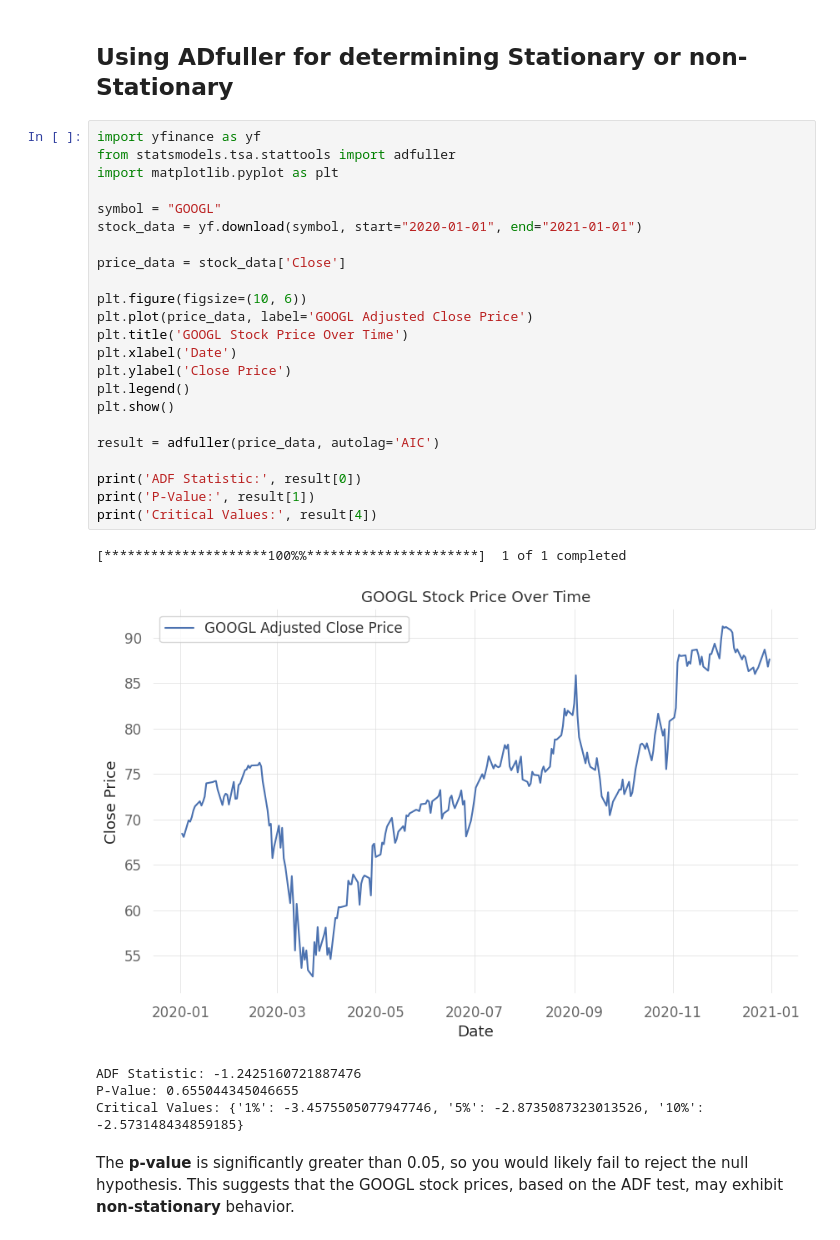
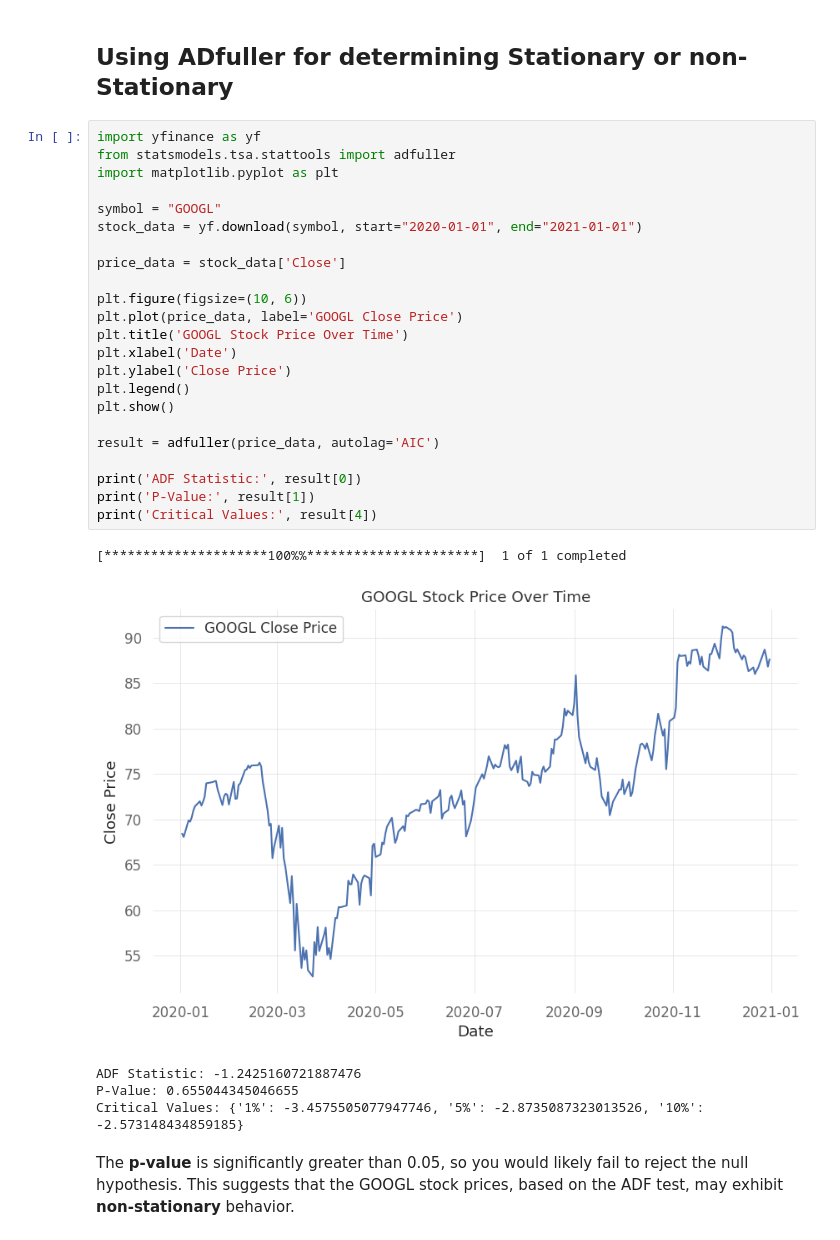
Before and after one commit to Akib-Raihan-4/Trading_With_Python, a Jupyter notebook: Zipline/keltner_strategy.ipynb, the cells around one changed output. Saved outputs shown, nothing was run; the diff lists cells and outputs as text.

```diff
--- a/Zipline/keltner_strategy.ipynb
+++ b/Zipline/keltner_strategy.ipynb
@@ -41,29 +41,29 @@ calendar = get_calendar(calendar_name)
 # %%
 import yfinance as yf
 from statsmodels.tsa.stattools import adfuller
 import matplotlib.pyplot as plt
 
 symbol = "GOOGL"
 stock_data = yf.download(symbol, start="2020-01-01", end="2021-01-01")
 
 price_data = stock_data['Close']
 
 plt.figure(figsize=(10, 6))
-plt.plot(price_data, label='GOOGL Adjusted Close Price')
+plt.plot(price_data, label='GOOGL Close Price')
 plt.title('GOOGL Stock Price Over Time')
 plt.xlabel('Date')
 plt.ylabel('Close Price')
 plt.legend()
 plt.show()
 
 result = adfuller(price_data, autolag='AIC')
 
 print('ADF Statistic:', result[0])
 print('P-Value:', result[1])
 print('Critical Values:', result[4])
 # %% [output]
 [*********************100%%**********************]  1 of 1 completed
-[figure, old version]
+[figure, new version]
 ADF Statistic: -1.2425160721887476
 P-Value: 0.655044345046655
 Critical Values: {'1%': -3.4575505077947746, '5%': -2.8735087323013526, '10%': -2.573148434859185}
```
Also changed, not shown: parts of 3 cells of this notebook.
